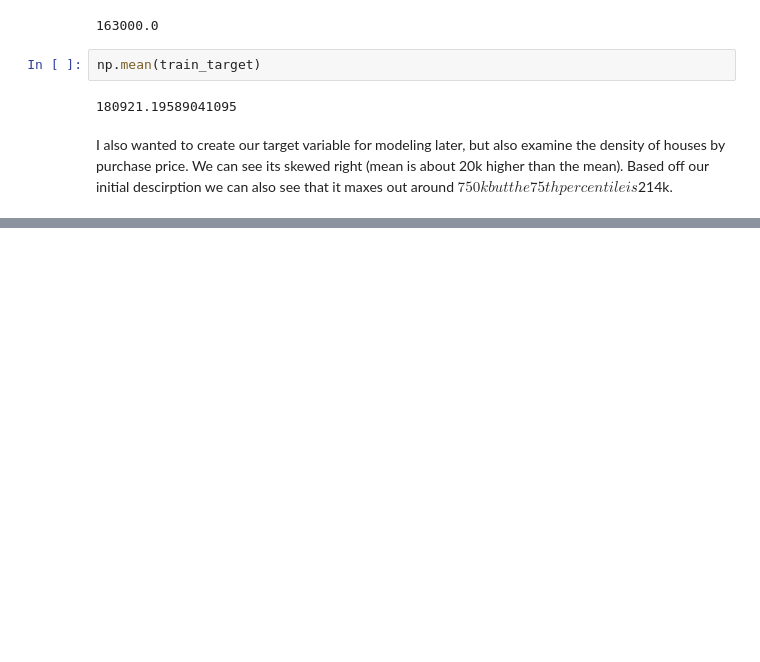
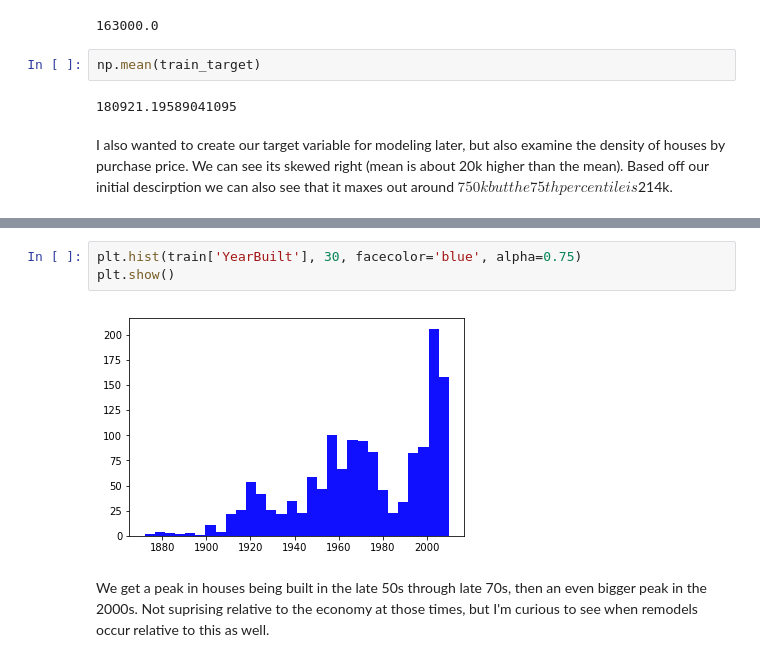
Before and after one commit to quesn012/HousePrices, a Jupyter notebook: Prediction.ipynb, the cells around one changed output, grey strips where cells are left out. Drawn from its saved outputs; the diff is of its cells as text; blank space fills up the shorter version.

```diff
--- a/Prediction.ipynb
+++ b/Prediction.ipynb
@@ -88,0 +116,7 @@ I also wanted to create our target variable for modeling later, but also examine
+# %%
+plt.hist(train['YearBuilt'], 30, facecolor='blue', alpha=0.75)
+plt.show()
+# %% [output]
+[figure, added]
+# %% [markdown]
+We get a peak in houses being built in the late 50s through late 70s, then an even bigger peak in the 2000s. Not suprising relative to the economy at those times, but I'm curious to see when remodels occur relative to this as well.
```
Also changed, not shown: parts of 21 cells of this notebook.
